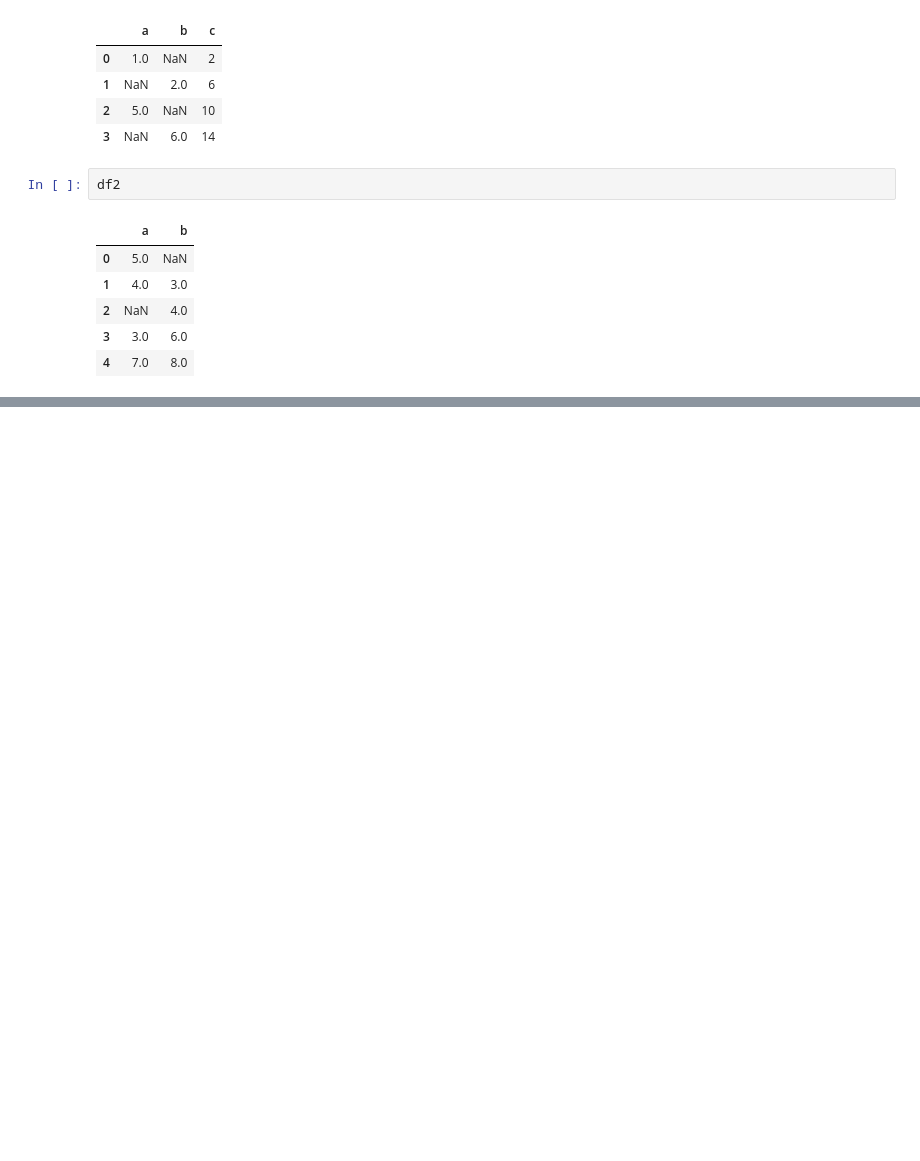
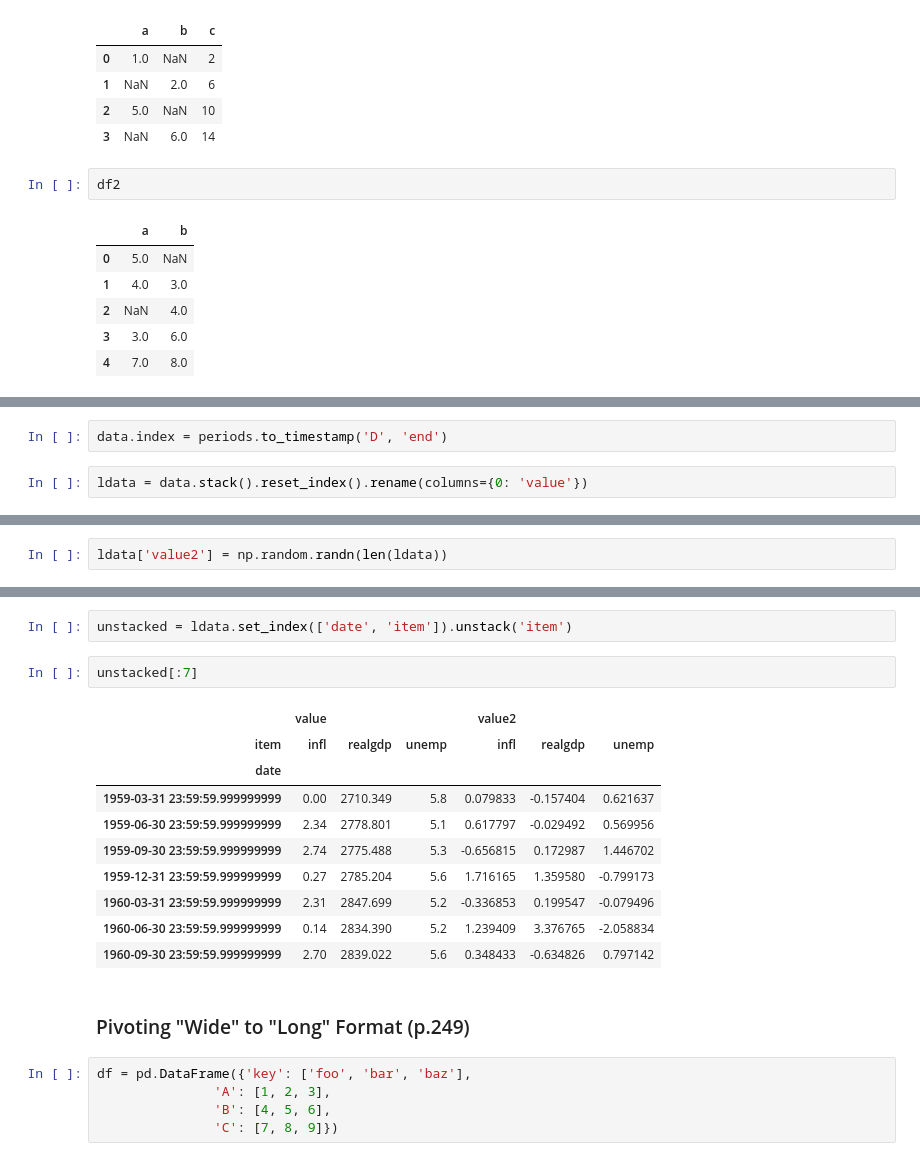
Before and after one commit to ZCW-Data1dot2/data-wrangling-pandas-leegivhan, a Jupyter notebook: Chapter8WorkAlong.ipynb, the cells around one changed output, grey strips where cells are left out. Drawn from its saved outputs; the diff is of its cells as text; blank space fills up the shorter version.

```diff
--- a/Chapter8WorkAlong.ipynb
+++ b/Chapter8WorkAlong.ipynb
@@ -815,0 +985,4 @@ df2
+# %%
+data.index = periods.to_timestamp('D', 'end')
+# %%
+ldata = data.stack().reset_index().rename(columns={0: 'value'})
@@ -815,0 +1022,2 @@ df2
+# %%
+ldata['value2'] = np.random.randn(len(ldata))
@@ -815,0 +1061,22 @@ df2
+# %%
+unstacked = ldata.set_index(['date', 'item']).unstack('item')
+# %%
+unstacked[:7]
+# %% [output]
+|  | value |  |  | value2 |  |  |
+| item | infl | realgdp | unemp | infl | realgdp | unemp |
+| date |  |  |  |  |  |  |
+| 1959-03-31 23:59:59.999999999 | 0.00 | 2710.349 | 5.8 | 0.079833 | -0.157404 | 0.621637 |
+| 1959-06-30 23:59:59.999999999 | 2.34 | 2778.801 | 5.1 | 0.617797 | -0.029492 | 0.569956 |
+| 1959-09-30 23:59:59.999999999 | 2.74 | 2775.488 | 5.3 | -0.656815 | 0.172987 | 1.446702 |
+| 1959-12-31 23:59:59.999999999 | 0.27 | 2785.204 | 5.6 | 1.716165 | 1.359580 | -0.799173 |
+| 1960-03-31 23:59:59.999999999 | 2.31 | 2847.699 | 5.2 | -0.336853 | 0.199547 | -0.079496 |
+| 1960-06-30 23:59:59.999999999 | 0.14 | 2834.390 | 5.2 | 1.239409 | 3.376765 | -2.058834 |
+| 1960-09-30 23:59:59.999999999 | 2.70 | 2839.022 | 5.6 | 0.348433 | -0.634826 | 0.797142 |
+# %% [markdown]
+### Pivoting "Wide" to "Long" Format (p.249)
+# %%
+df = pd.DataFrame({'key': ['foo', 'bar', 'baz'],
+               'A': [1, 2, 3],
+               'B': [4, 5, 6],
+               'C': [7, 8, 9]})
```
Also changed, not shown: parts of 43 cells of this notebook.
